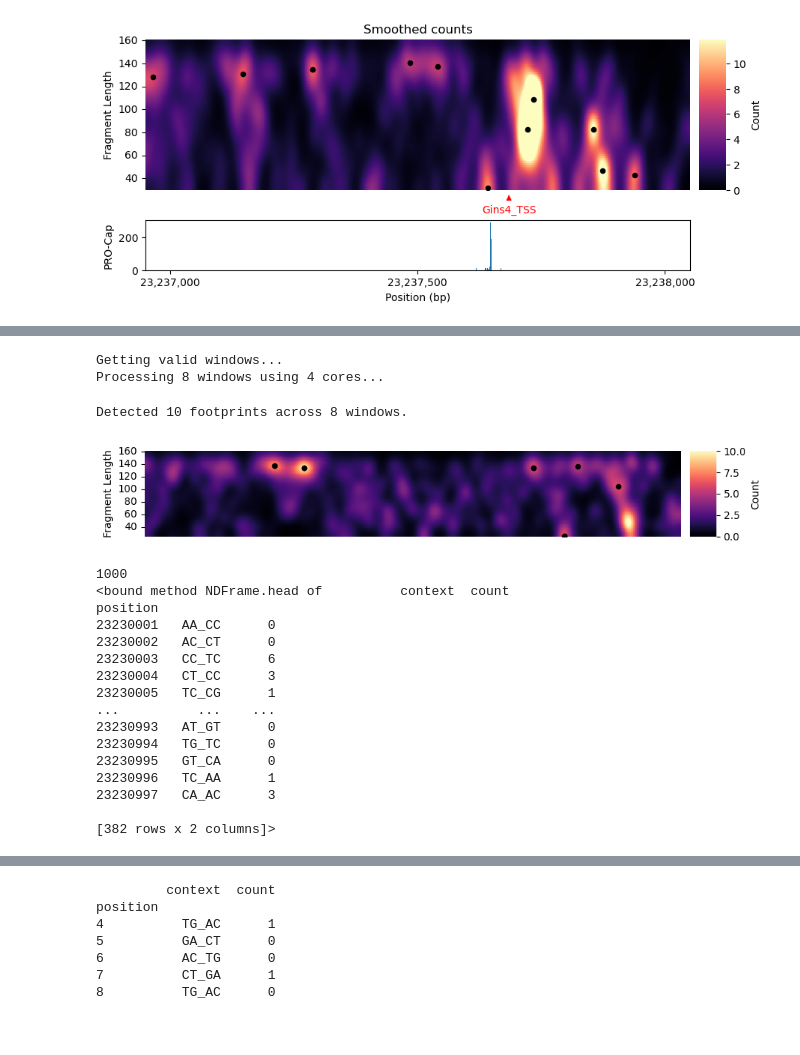
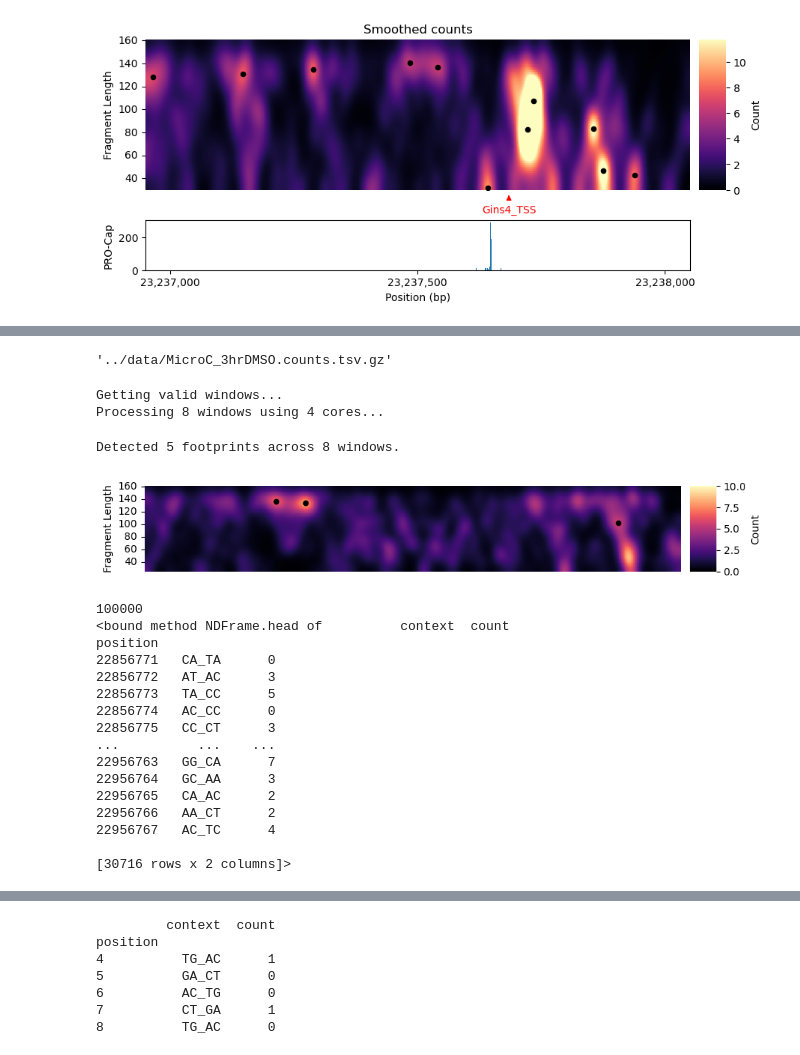
Before and after one commit to aryeelab/foci-3d, a Jupyter notebook: code/footprinting.ipynb, the cells around one changed output, grey strips where cells are left out. Cells and saved outputs as stored; diff of their text form; code cells hidden in the pictures.

```diff
--- a/code/footprinting.ipynb
+++ b/code/footprinting.ipynb
@@ -28,8 +28,8 @@ from functools import partial
 import wandb
 # %%
 # Define test input data
-#counts_gz = '../data/MicroC_3hrDMSO.counts.tsv.gz'
-counts_gz = '../data/mesc_microC_3hrDMSO_chr8.counts.tsv.gz'
+counts_gz = '../data/MicroC_3hrDMSO.counts.tsv.gz'
+#counts_gz = '../data/mesc_microC_3hrDMSO_chr8.counts.tsv.gz'
 #counts_gz = '../test_data/mesc_microc_test.counts.tsv.gz'
 procap_bw = '../data/GSM2170014_Pro_mESC.ucsc_mm10.bw'
 
@@ -281,32 +293,38 @@ AACCTCCGCCTACCGGGTTCAAATGATTCTCCTGCCTCAGCCTCCCGAGTAGCTGGGATTACAGGCACCTGCCACCATGC
+# %%
+counts_gz
+# %% [output]
+'../data/MicroC_3hrDMSO.counts.tsv.gz'
 # %%
 # Model sequence cut bias 1/3
 
 import pysam
 threshold = 5  # Minimum signal intensity to be considered part of a blob
 sigma = 10.0       # Standard deviation for Gaussian smoothing
 min_size = 5      # Minimum blob size in pixels
 
 chrom = 'chr8'
 start_bp = 23_230_000
-#end_bp = 23_230_999
+end_bp = 23_230_999
 
 footprints = detect_footprints(counts_gz, chromosomes=[(chrom, start_bp, end_bp)], window_size=200, pad=100, threshold=threshold, sigma=sigma,
                                fragment_len_min=25, fragment_len_max=160, scale_factor_dict=avg_by_len)
 
 count_mat, _ = get_count_matrix(counts_gz, chrom, start_bp, end_bp, fragment_len_min=25, fragment_len_max=160, scale_factor_dict=avg_by_len, sigma=10)
 
 
 plot_count_matrix(count_mat, blobs=footprints, blob_marker='o', blob_color='black', blob_size=20,
                     xtick_spacing=500, figsize=(10, 1.5), vmax=10)
 # %% [output]
 Getting valid windows...
 Processing 8 windows using 4 cores...
-Detected 10 footprints across 8 windows.
+Detected 5 footprints across 8 windows.
-[figure, old version]
+[figure, new version]
 # %%
 # Model sequence cut bias 2/3
 
 import pysam
+
+context_pad = 2
 
 fasta = pysam.FastaFile(genome_fasta)
 seq = fasta.fetch(chrom, start_bp-1, end_bp)
@@ -336,8 +354,8 @@ for rec in records:
     i = i + 1
     chrom, pos, length, count = rec.split('\t')
     # Convert pos, length to start, end
-    frag_start = int(pos) - int(length) // 2
-    frag_end = int(pos) + int(length) // 2
+    frag_start = float(pos) - (float(length)-1) / 2
+    frag_end = float(pos) + (float(length)-1) / 2
     try:
         df.loc[frag_start-1, 'count'] += int(count)
         df.loc[frag_end, 'count'] += int(count)
@@ -355,22 +373,22 @@ df = df[~df.index.isin(to_remove)]
 
 print(df.head)
 # %% [output]
-1000
+100000
 <bound method NDFrame.head of          context  count
 position
-23230001   AA_CC      0
-23230002   AC_CT      0
-23230003   CC_TC      6
-23230004   CT_CC      3
-23230005   TC_CG      1
+22856771   CA_TA      0
+22856772   AT_AC      3
+22856773   TA_CC      5
+22856774   AC_CC      0
+22856775   CC_CT      3
 ...          ...    ...
-23230993   AT_GT      0
-23230994   TG_TC      0
-23230995   GT_CA      0
-23230996   TC_AA      1
-23230997   CA_AC      3
+22956763   GG_CA      7
+22956764   GC_AA      3
+22956765   CA_AC      2
+22956766   AA_CT      2
+22956767   AC_TC      4
 
-[382 rows x 2 columns]>
+[30716 rows x 2 columns]>
 # %%
 # Model sequence cut bias 3/3
 
```
Also changed, not shown: parts of 11 cells of this notebook, 1 other file.
